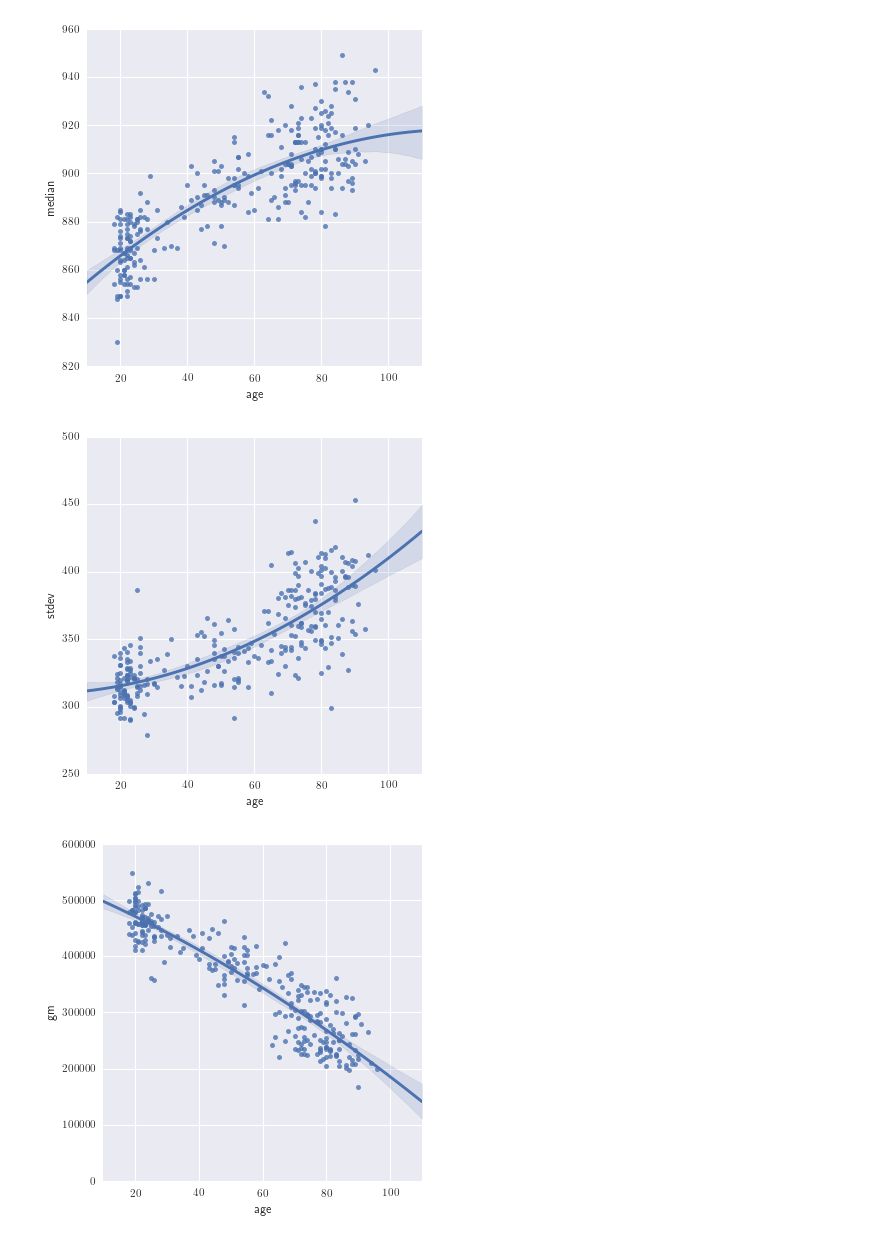
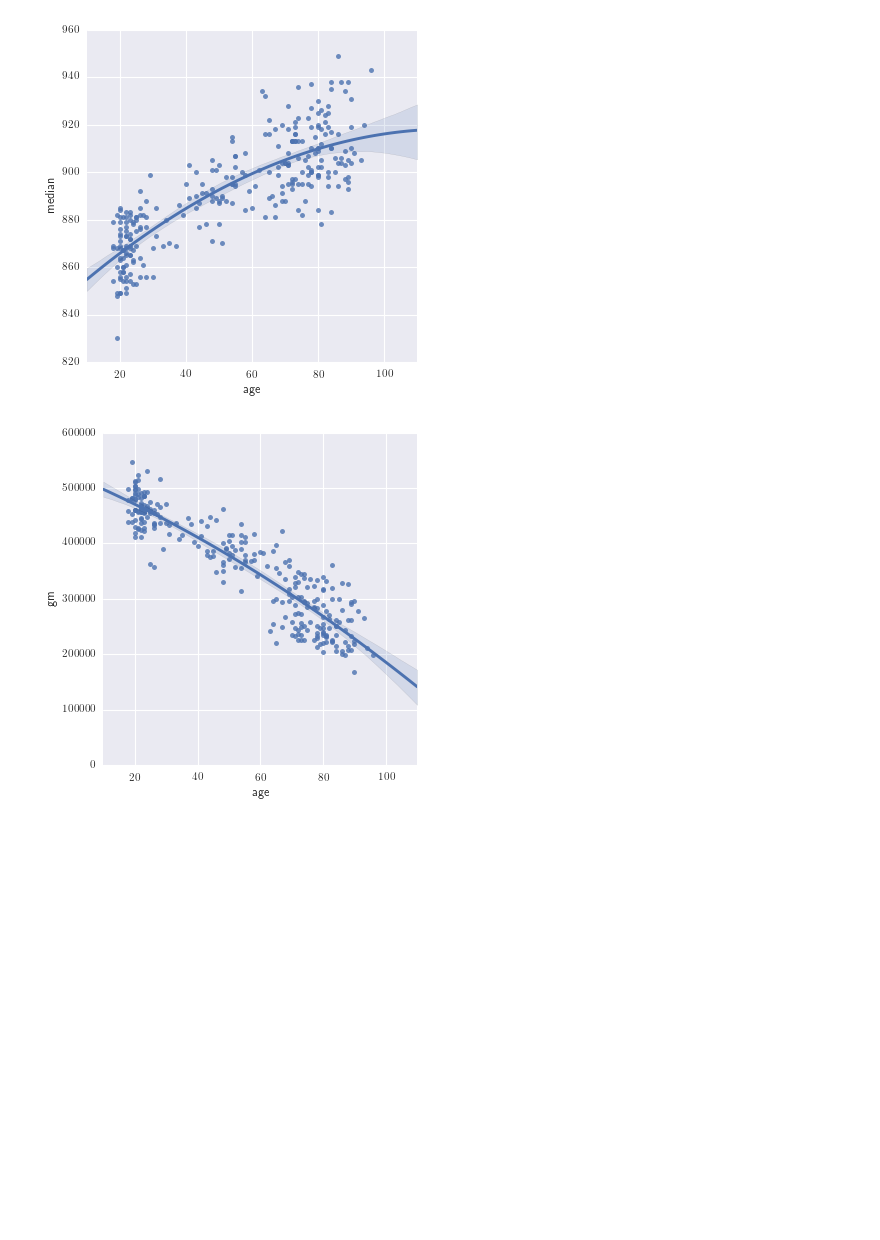
Before and after one commit to enucatl-phd/machine-learning-aging-brains, a Jupyter notebook: local_postprocessing/4_664387559010336783.ipynb, the cells around one changed output. Saved outputs shown, nothing was run; the diff lists cells and outputs as text; code cells hidden in the pictures; blank space fills up the shorter version.

```diff
--- a/local_postprocessing/4_664387559010336783.ipynb
+++ b/local_postprocessing/4_664387559010336783.ipynb
@@ -20,8 +20,8 @@ def get_data(subdir):
 # %%
 # Fetch data or open files with data
 import pandas as pd
-train_features = pd.DataFrame.from_csv('../data/train_data.csv')[["mean", "median", "stdev", "gm", "age"]]
-test_features = pd.DataFrame.from_csv('../data/test_data.csv')[["mean", "median", "stdev", "gm"]]
+train_features = pd.DataFrame.from_csv('../data/train_data.csv')[["mean", "median", "gm", "age"]]
+test_features = pd.DataFrame.from_csv('../data/test_data.csv')[["mean", "median", "gm"]]
 # %%
 # Show pairwise relations between features
 %matplotlib inline
@@ -36,7 +36,6 @@ sb.pairplot(train_features, hue='age', palette='Blues')
 order = 2
 sb.lmplot(y='mean', x='age', data=train_features, order=order)
 sb.lmplot(y='median', x='age', data=train_features, order=order)
-sb.lmplot(y='stdev', x='age', data=train_features, order=order)
 sb.lmplot(y='gm', x='age', data=train_features, order=order)
 # %% [output]
 <seaborn.axisgrid.FacetGrid at 0x...>
@@ -44,6 +43,5 @@ sb.lmplot(y='gm', x='age', data=train_features, order=order)
-[figure, old version]
+[figure, new version]
-[figure, old version]
+[figure, new version]
-[figure, removed]
 # %%
 #from sklearn.cross_validation import train_test_split
 #X_train, X_test, y_train, y_test = train_test_split(X, y, test_size=.3)
```
Also changed, not shown: parts of 5 cells of this notebook.
